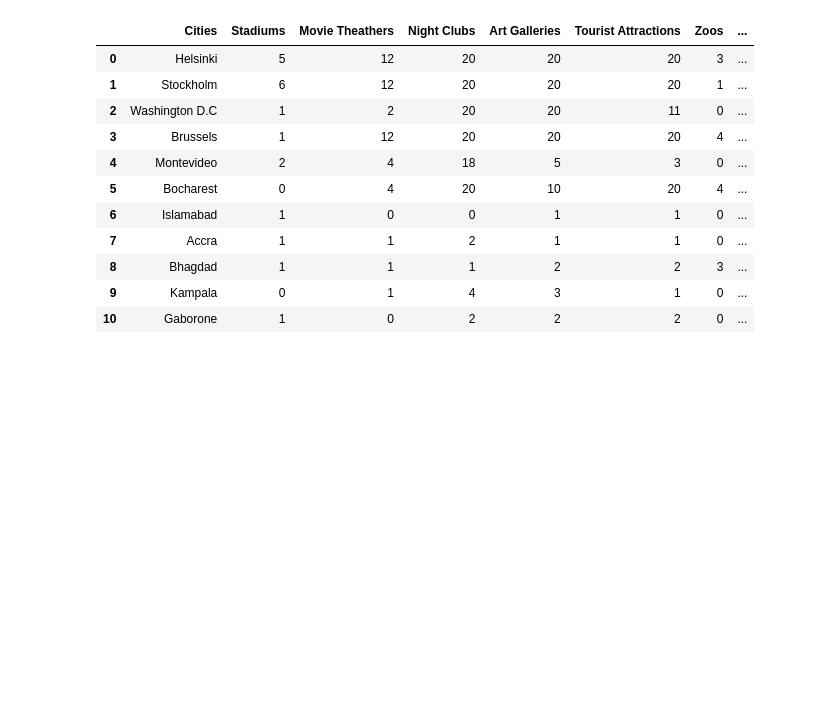
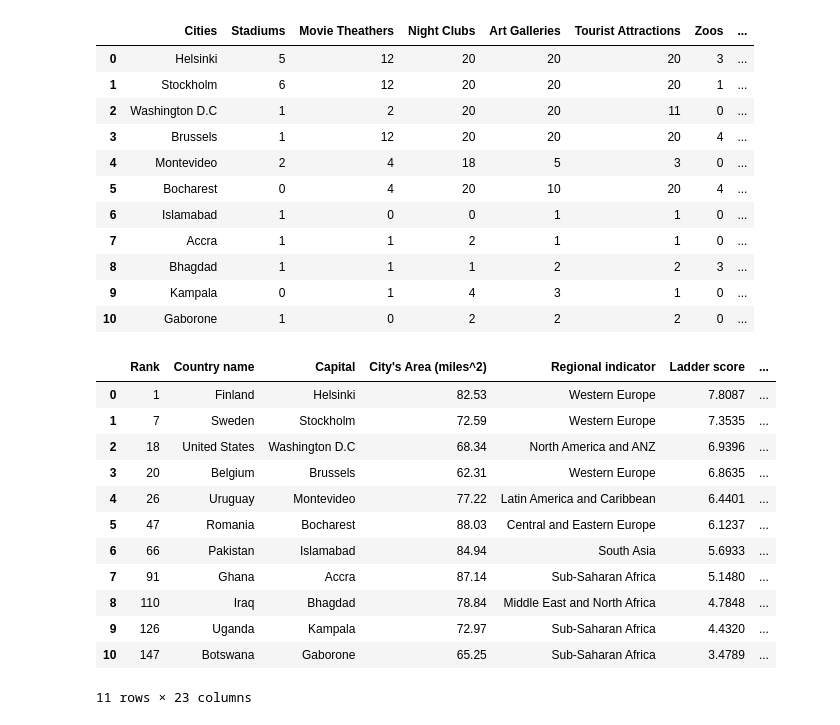
Before and after one commit to jamalabdi100/project1-1, a Jupyter notebook: entertainment_locations.ipynb, the cells around one changed output. Drawn from its saved outputs; the diff is of its cells as text; code cells hidden in the pictures; blank space fills up the shorter version.

```diff
--- a/entertainment_locations.ipynb
+++ b/entertainment_locations.ipynb
@@ -220,5 +221,21 @@ entertainment_data_df
 | 8 | Bhagdad | 1 | 1 | 1 | 2 | 2 | 3 | ... |
 | 9 | Kampala | 0 | 1 | 4 | 3 | 1 | 0 | ... |
 | 10 | Gaborone | 1 | 0 | 2 | 2 | 2 | 0 | ... |
+# %%
+world_happiness_df
+# %% [output]
+|  | Rank | Country name | Capital | City's Area (miles^2) | Regional indicator | Ladder score | ... |
+| 0 | 1 | Finland | Helsinki | 82.53 | Western Europe | 7.8087 | ... |
+| 1 | 7 | Sweden | Stockholm | 72.59 | Western Europe | 7.3535 | ... |
+| 2 | 18 | United States | Washington D.C | 68.34 | North America and ANZ | 6.9396 | ... |
+| 3 | 20 | Belgium | Brussels | 62.31 | Western Europe | 6.8635 | ... |
+| 4 | 26 | Uruguay | Montevideo | 77.22 | Latin America and Caribbean | 6.4401 | ... |
+| 5 | 47 | Romania | Bocharest | 88.03 | Central and Eastern Europe | 6.1237 | ... |
+| 6 | 66 | Pakistan | Islamabad | 84.94 | South Asia | 5.6933 | ... |
+| 7 | 91 | Ghana | Accra | 87.14 | Sub-Saharan Africa | 5.1480 | ... |
+| 8 | 110 | Iraq | Bhagdad | 78.84 | Middle East and North Africa | 4.7848 | ... |
+| 9 | 126 | Uganda | Kampala | 72.97 | Sub-Saharan Africa | 4.4320 | ... |
+| 10 | 147 | Botswana | Gaborone | 65.25 | Sub-Saharan Africa | 3.4789 | ... |
+11 rows × 23 columns
 # %%
 entertainment_score = entertainment_data_df["Total"]
```
Also changed, not shown: parts of 2 cells of this notebook, 1 other file.
